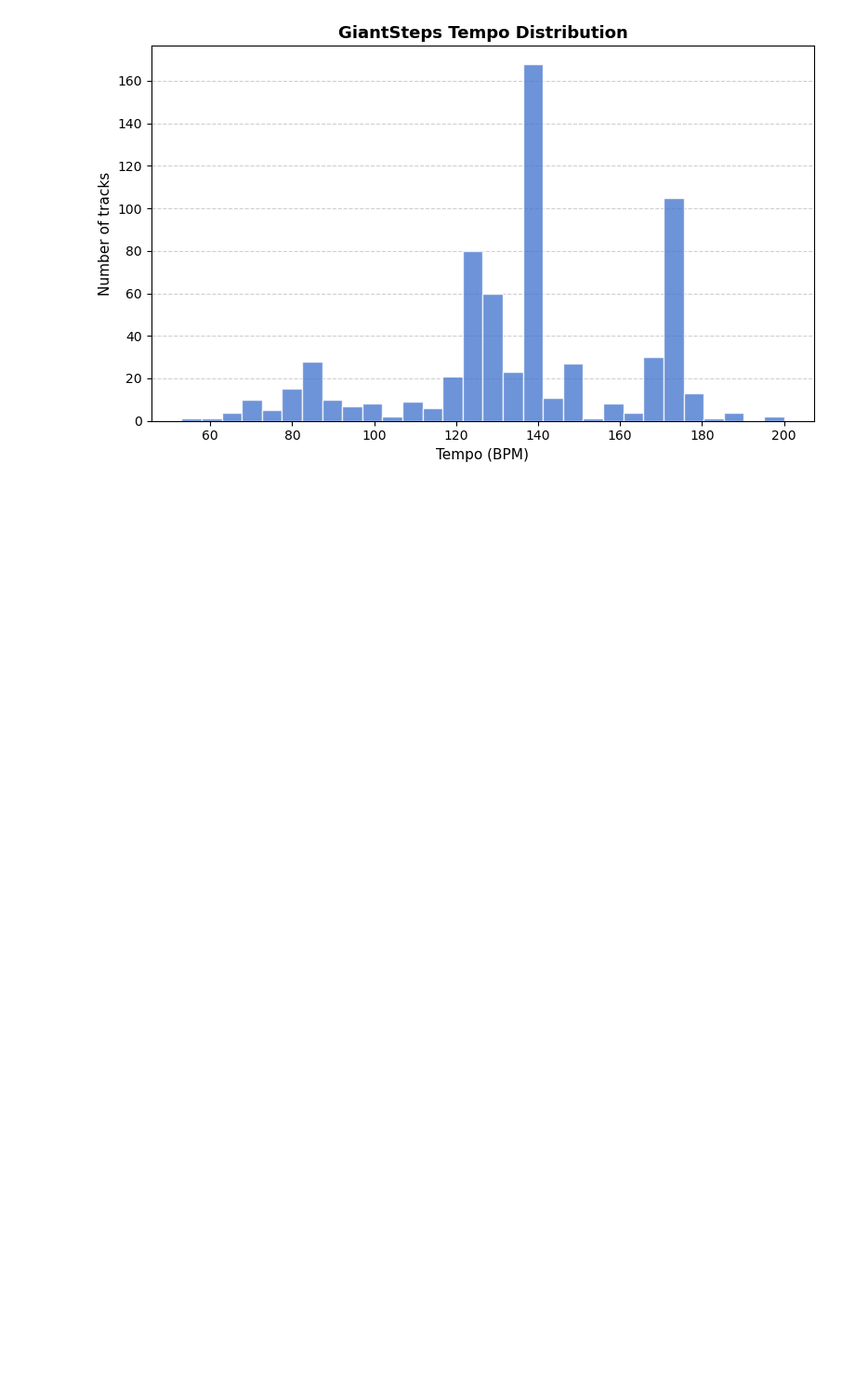
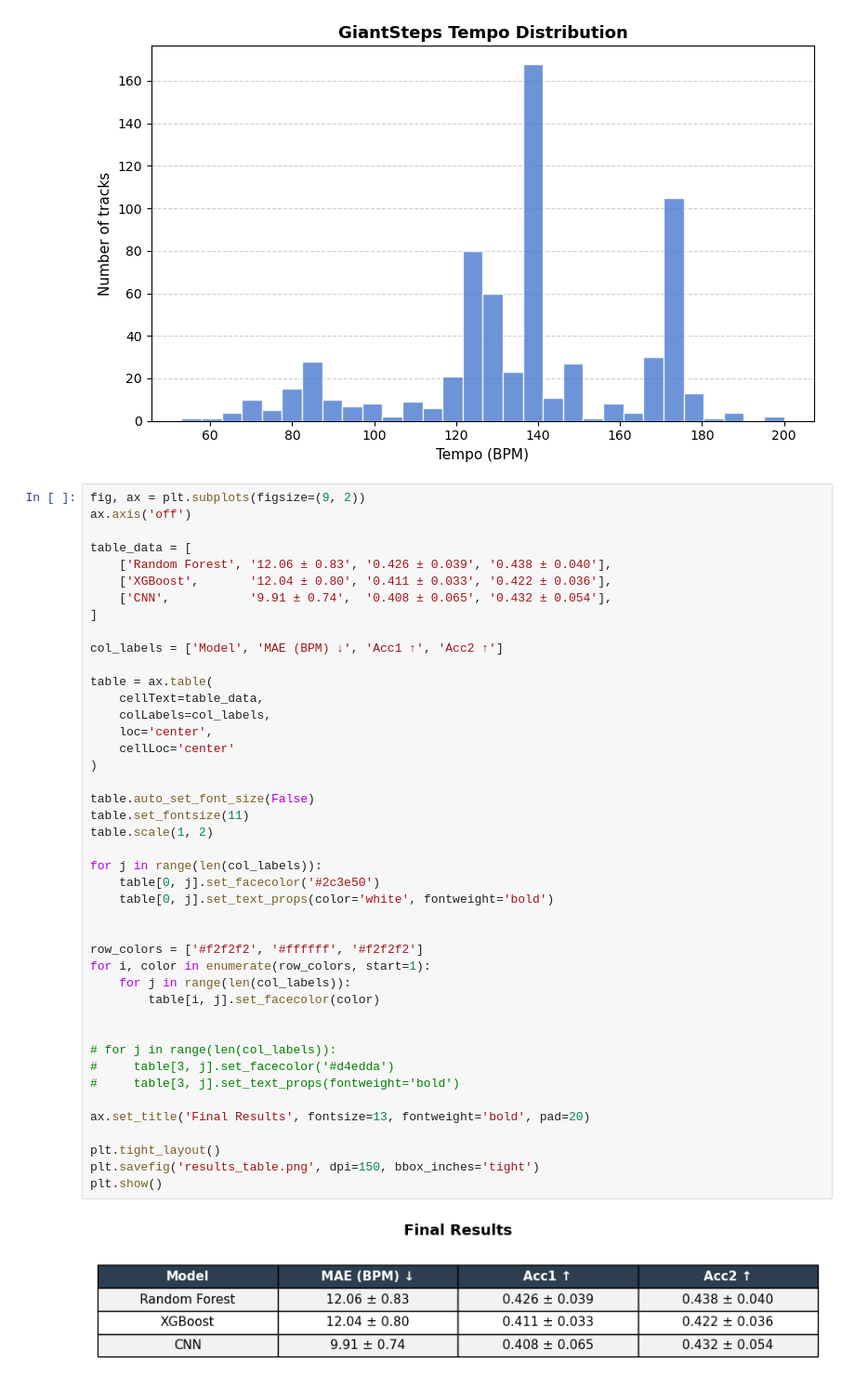
Before and after one commit to connor-richardson/tempo-estimator, a Jupyter notebook: visualizations.ipynb, the cells around one changed output. Shown at 93% size. Drawn from its saved outputs; the diff is of its cells as text; blank space fills up the shorter version.

Commit message:
visualizations

```diff
--- a/visualizations.ipynb
+++ b/visualizations.ipynb
@@ -86,3 +85,48 @@ plt.savefig('bpm_distribution.png', dpi=150, bbox_inches='tight')
 plt.show()
 # %% [output]
 [figure]
+# %%
+fig, ax = plt.subplots(figsize=(9, 2))
+ax.axis('off')
+
+table_data = [
+    ['Random Forest', '12.06 ± 0.83', '0.426 ± 0.039', '0.438 ± 0.040'],
+    ['XGBoost',       '12.04 ± 0.80', '0.411 ± 0.033', '0.422 ± 0.036'],
+    ['CNN',           '9.91 ± 0.74',  '0.408 ± 0.065', '0.432 ± 0.054'],
+]
+
+col_labels = ['Model', 'MAE (BPM) ↓', 'Acc1 ↑', 'Acc2 ↑']
+
+table = ax.table(
+    cellText=table_data,
+    colLabels=col_labels,
+    loc='center',
+    cellLoc='center'
+)
+
+table.auto_set_font_size(False)
+table.set_fontsize(11)
+table.scale(1, 2)
+
+for j in range(len(col_labels)):
+    table[0, j].set_facecolor('#2c3e50')
+    table[0, j].set_text_props(color='white', fontweight='bold')
+
+
+row_colors = ['#f2f2f2', '#ffffff', '#f2f2f2']
+for i, color in enumerate(row_colors, start=1):
+    for j in range(len(col_labels)):
+        table[i, j].set_facecolor(color)
+
+
+# for j in range(len(col_labels)):
+#     table[3, j].set_facecolor('#d4edda')
+#     table[3, j].set_text_props(fontweight='bold')
+
+ax.set_title('Final Results', fontsize=13, fontweight='bold', pad=20)
+
+plt.tight_layout()
+plt.savefig('results_table.png', dpi=150, bbox_inches='tight')
+plt.show()
+# %% [output]
+[figure, added]
```
Also changed, not shown: parts of 3 cells of this notebook.
